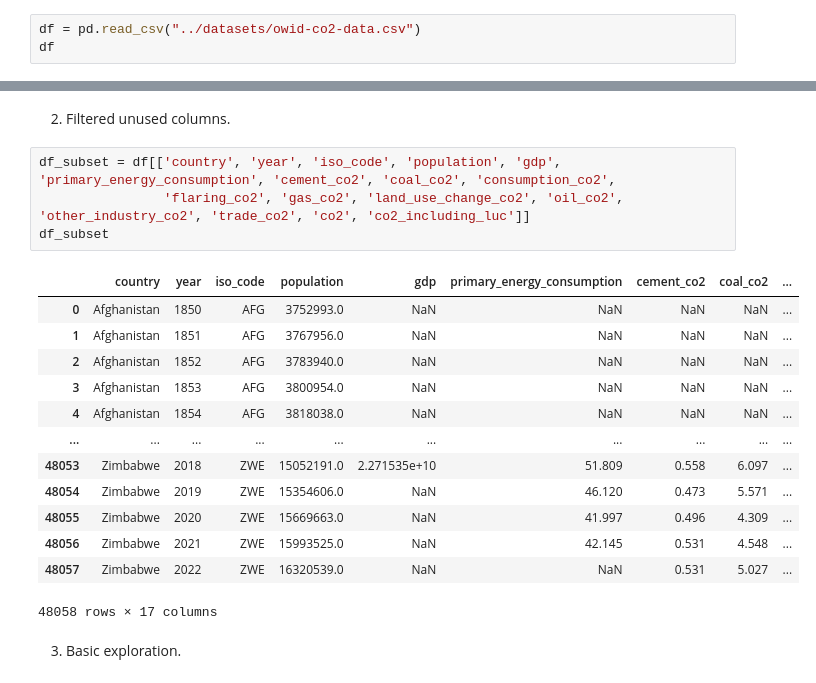
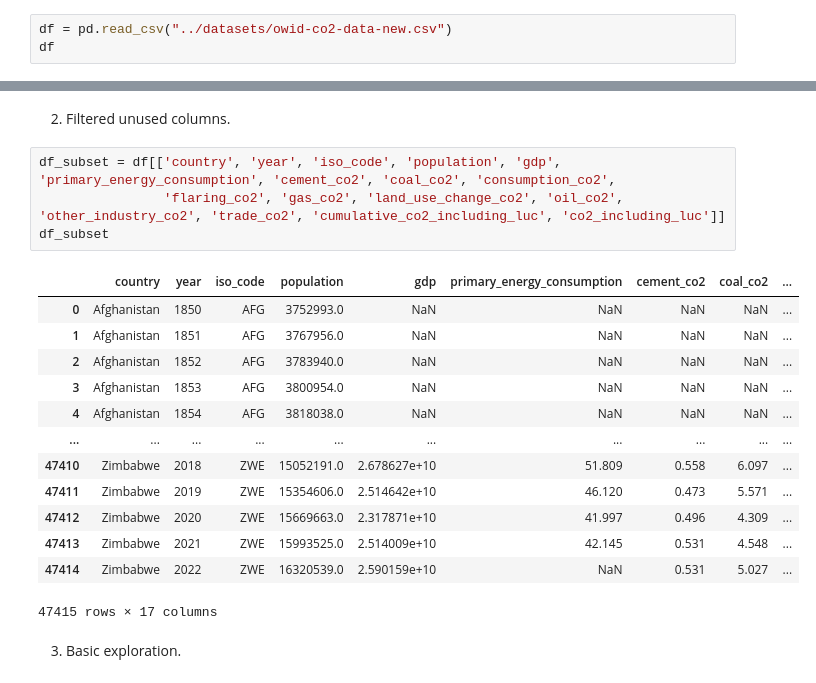
Before and after one commit to Bealtaine16/CO2_Emission, a Jupyter notebook: notebooks/1_data_exploration.ipynb, the cells around one changed output, grey strips where cells are left out. Saved outputs shown, nothing was run; the diff lists cells and outputs as text.

```diff
--- a/notebooks/1_data_exploration.ipynb
+++ b/notebooks/1_data_exploration.ipynb
@@ -8,7 +8,7 @@ import pandas as pd
 # %% [markdown]
 1. Check and understand columns in the dataset.
 # %%
-df = pd.read_csv("../datasets/owid-co2-data.csv")
+df = pd.read_csv("../datasets/owid-co2-data-new.csv")
 df
 # %% [output]
 |  | country | year | iso_code | population | gdp | cement_co2 | cement_co2_per_capita | co2 | ... |
@@ -48,22 +48,22 @@ Index(['country', 'year', 'iso_code', 'population', 'gdp', 'cement_co2',
 2. Filtered unused columns.
 # %%
 df_subset = df[['country', 'year', 'iso_code', 'population', 'gdp', 'primary_energy_consumption', 'cement_co2', 'coal_co2', 'consumption_co2',
-                'flaring_co2', 'gas_co2', 'land_use_change_co2', 'oil_co2', 'other_industry_co2', 'trade_co2', 'co2', 'co2_including_luc']]
+                'flaring_co2', 'gas_co2', 'land_use_change_co2', 'oil_co2', 'other_industry_co2', 'trade_co2', 'cumulative_co2_including_luc', 'co2_including_luc']]
 df_subset
 # %% [output]
 |  | country | year | iso_code | population | gdp | primary_energy_consumption | cement_co2 | coal_co2 | ... |
 | 0 | Afghanistan | 1850 | AFG | 3752993.0 | NaN | NaN | NaN | NaN | ... |
 | 1 | Afghanistan | 1851 | AFG | 3767956.0 | NaN | NaN | NaN | NaN | ... |
 | 2 | Afghanistan | 1852 | AFG | 3783940.0 | NaN | NaN | NaN | NaN | ... |
 | 3 | Afghanistan | 1853 | AFG | 3800954.0 | NaN | NaN | NaN | NaN | ... |
 | 4 | Afghanistan | 1854 | AFG | 3818038.0 | NaN | NaN | NaN | NaN | ... |
 | ... | ... | ... | ... | ... | ... | ... | ... | ... | ... |
-| 48053 | Zimbabwe | 2018 | ZWE | 15052191.0 | 2.271535e+10 | 51.809 | 0.558 | 6.097 | ... |
-| 48054 | Zimbabwe | 2019 | ZWE | 15354606.0 | NaN | 46.120 | 0.473 | 5.571 | ... |
-| 48055 | Zimbabwe | 2020 | ZWE | 15669663.0 | NaN | 41.997 | 0.496 | 4.309 | ... |
-| 48056 | Zimbabwe | 2021 | ZWE | 15993525.0 | NaN | 42.145 | 0.531 | 4.548 | ... |
-| 48057 | Zimbabwe | 2022 | ZWE | 16320539.0 | NaN | NaN | 0.531 | 5.027 | ... |
+| 47410 | Zimbabwe | 2018 | ZWE | 15052191.0 | 2.678627e+10 | 51.809 | 0.558 | 6.097 | ... |
+| 47411 | Zimbabwe | 2019 | ZWE | 15354606.0 | 2.514642e+10 | 46.120 | 0.473 | 5.571 | ... |
+| 47412 | Zimbabwe | 2020 | ZWE | 15669663.0 | 2.317871e+10 | 41.997 | 0.496 | 4.309 | ... |
+| 47413 | Zimbabwe | 2021 | ZWE | 15993525.0 | 2.514009e+10 | 42.145 | 0.531 | 4.548 | ... |
+| 47414 | Zimbabwe | 2022 | ZWE | 16320539.0 | 2.590159e+10 | NaN | 0.531 | 5.027 | ... |
-48058 rows × 17 columns
+47415 rows × 17 columns
 # %% [markdown]
 3. Basic exploration.
 # %%
```
Also changed, not shown: parts of 25 cells of this notebook, 14 other files.
